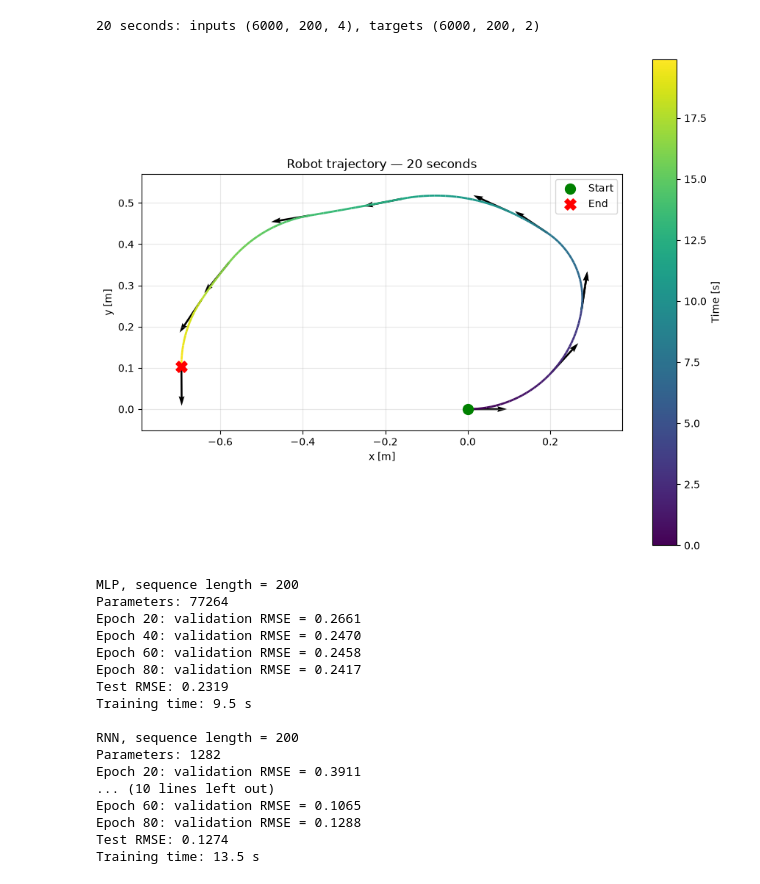
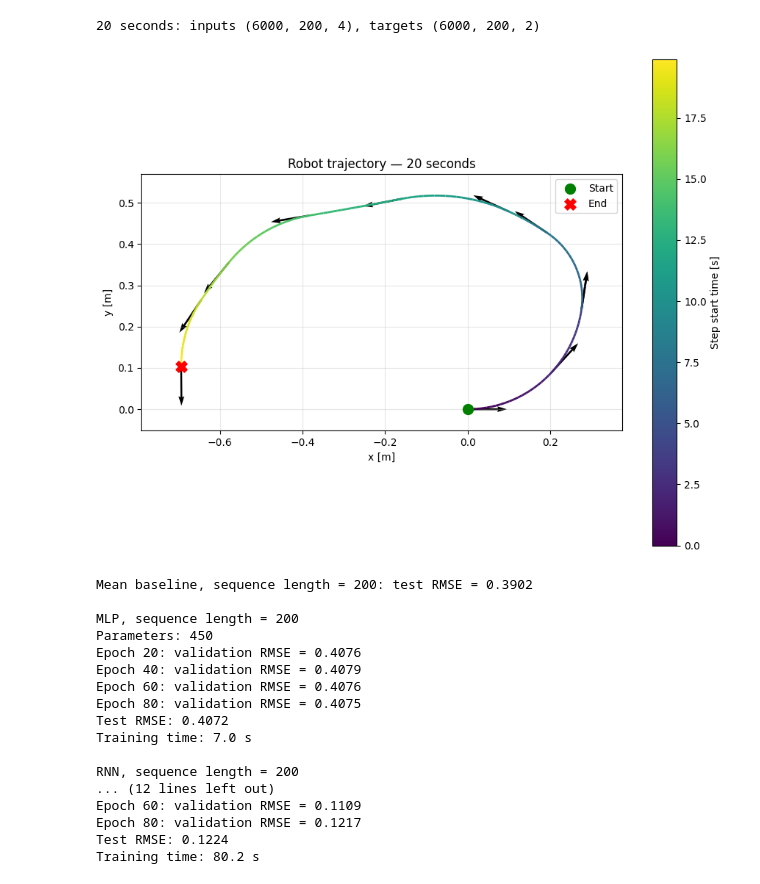
Before and after one commit to LUT-Advanced-Data-Analysis-ML/Period-2-Workshop-1, a Jupyter notebook: workshop-4-skeleton.ipynb, the cells around one changed output. Drawn from its saved outputs; the diff is of its cells as text; code cells hidden in the pictures.

```diff
--- a/workshop-4-skeleton.ipynb
+++ b/workshop-4-skeleton.ipynb
@@ -56,8 +57,10 @@ Device: cuda
 # %%
+# Wheel movement simulation parameters
+
 datasets = {}
 trajectories = {}
 
-sequence_lengths = [200,]
+sequence_lengths = [200]
 
 wheel_base = 0.095       # metres
 max_wheel_speed = 0.15   # metres per second
@@ -140,6 +143,7 @@ for sequence_length in sequence_lengths:
         )
         pose[:, t + 1, 2] = pose[:, t, 2] + angle_change
 
+    # Input at step t maps to the position after that step, pose[:, t + 1].
     datasets[sequence_length] = (
         torch.tensor(X, dtype=torch.float32),
         torch.tensor(pose[:, 1:, :2], dtype=torch.float32),
@@ -156,6 +160,8 @@ for sequence_length in sequence_lengths:
 # %% [output]
 20 seconds: inputs (6000, 200, 4), targets (6000, 200, 2)
 # %%
+# Visualize a sample trajectory
+
 from matplotlib.collections import LineCollection
 
 sequence_length = max(sequence_lengths)
@@ -177,7 +183,7 @@ trajectory = LineCollection(
 trajectory.set_array(time_step)
 ax.add_collection(trajectory)
 
-arrow_steps = np.arange(0, len(pose), 20)
+arrow_steps = np.arange(0, len(pose), command_duration)
 
 ax.quiver(
     pose[arrow_steps, 0],
@@ -186,33 +192,33 @@ ax.quiver(
     np.sin(pose[arrow_steps, 2]),
     angles="xy",
     scale_units="xy",
     scale=1 / wheel_base,
     color="black",
     width=0.004,
 )
 
 ax.scatter(
     position[0, 0], position[0, 1],
     color="green", s=100, label="Start", zorder=3,
 )
 ax.scatter(
     position[-1, 0], position[-1, 1],
     color="red", marker="X", s=120, label="End", zorder=3,
 )
 
 ax.autoscale_view()
 ax.margins(0.1)
 ax.set_aspect("equal")
 ax.set_xlabel("x [m]")
 ax.set_ylabel("y [m]")
 ax.set_title(f"Robot trajectory — {sequence_length * dt:.0f} seconds")
 ax.grid(alpha=0.3)
 ax.legend()
 
-fig.colorbar(trajectory, ax=ax, label="Time [s]")
+fig.colorbar(trajectory, ax=ax, label="Step start time [s]")
 
 plt.tight_layout()
 plt.show()
 # %% [output]
-[figure, old version]
+[figure, new version]
 # %%
@@ -266,6 +275,7 @@ class LSTM(nn.Module):
         H, _ = self.lstm(X)
         return self.output(H)
 # %%
+# Training and evaluation
 results = {
     name: [] for name in ["Mean baseline", "MLP", "RNN", "LSTM"]
 }
@@ -275,28 +285,36 @@ test_predictions = {}
 for sequence_length in sequence_lengths:
     X, y = datasets[sequence_length]
 
+    n_samples = n_train + n_val + n_test
+    assert X.shape == (n_samples, sequence_length, 4), X.shape
+    assert y.shape == (n_samples, sequence_length, 2), y.shape
+
+    # Split by whole trajectory. Only training rows enter the optimizer.
+    val_end = n_train + n_val
     X_train = X[:n_train]
     y_train = y[:n_train]
 
-    X_val = X[n_train:n_train + n_val].to(device)
-    y_val = y[n_train:n_train + n_val].to(device)
+    X_val = X[n_train:val_end].to(device)
+    y_val = y[n_train:val_end].to(device)
 
-    X_test = X[n_train + n_val:].to(device)
-    y_test = y[n_train + n_val:]
+    X_test = X[val_end:].to(device)
+    y_test = y[val_end:]
 
     mean_position = y_train.mean(dim=0)
-
+    baseline_prediction = mean_position.expand_as(y_test)
     baseline_rmse = torch.sqrt(
-        ((y_test - mean_position) ** 2).mean()
+        ((baseline_prediction - y_test) ** 2).mean()
     ).item()
 
     results["Mean baseline"].append(baseline_rmse)
+    test_predictions[("Mean baseline", sequence_length)] = baseline_prediction
+    print(f"Mean baseline, sequence length = {sequence_length}: test RMSE = {baseline_rmse:.4f}")
 
     for model_name in ["MLP", "RNN", "LSTM"]:
         torch.manual_seed(42)
 
         if model_name == "MLP":
-            model = MLP(sequence_length)
+            model = MLP()
         elif model_name == "RNN":
             model = RNN()
         else:
@@ -332,6 +350,9 @@ for sequence_length in sequence_lengths:
                 optimizer.zero_grad()
 
                 prediction = model(X_batch)
+                assert prediction.shape == y_batch.shape, (
+                    model_name, prediction.shape, y_batch.shape
+                )
                 loss = ((prediction - y_batch) ** 2).mean()
 
                 loss.backward()
@@ -373,21 +394,21 @@ for sequence_length in sequence_lengths:
         print(f"Test RMSE: {test_rmse:.4f}")
         print(f"Training time: {training_time:.1f} s")
 # %% [output]
+Mean baseline, sequence length = 200: test RMSE = 0.3902
+
 MLP, sequence length = 200
-Parameters: 77264
-Epoch 20: validation RMSE = 0.2661
-Epoch 40: validation RMSE = 0.2470
-Epoch 60: validation RMSE = 0.2458
-Epoch 80: validation RMSE = 0.2417
-Test RMSE: 0.2319
-Training time: 9.5 s
+Parameters: 450
+Epoch 20: validation RMSE = 0.4076
+Epoch 40: validation RMSE = 0.4079
+Epoch 60: validation RMSE = 0.4076
+Epoch 80: validation RMSE = 0.4075
+Test RMSE: 0.4072
+Training time: 7.0 s
 
 RNN, sequence length = 200
-Parameters: 1282
-Epoch 20: validation RMSE = 0.3911
-... (10 lines left out)
-Epoch 60: validation RMSE = 0.1065
-Epoch 80: validation RMSE = 0.1288
-Test RMSE: 0.1274
-Training time: 13.5 s
+... (12 lines left out)
+Epoch 60: validation RMSE = 0.1109
+Epoch 80: validation RMSE = 0.1217
+Test RMSE: 0.1224
+Training time: 80.2 s
 # %%
```
Also changed, not shown: parts of 5 cells of this notebook.
